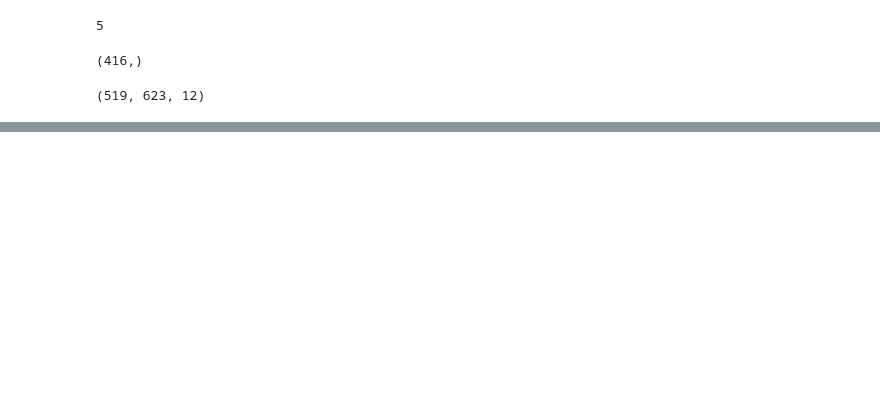
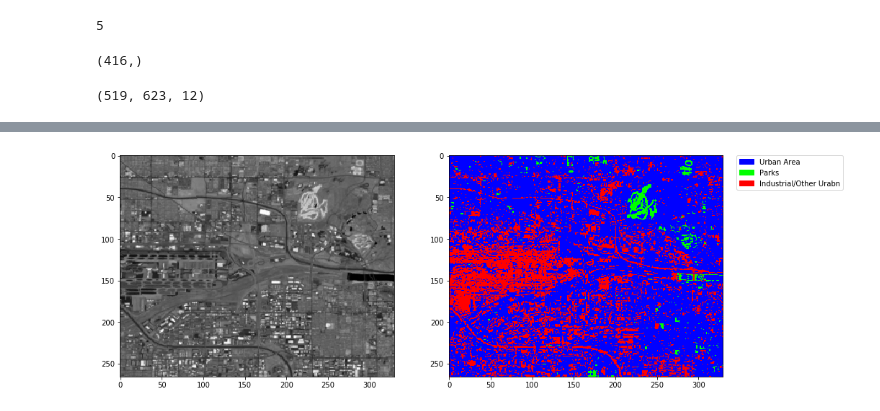
Before and after one commit to MaxwellMkondiwa/Urban_Land_Use_Classification_From_Satellite_Imagery, a Jupyter notebook: satellite_data_gauravEdit.ipynb, the cells around one changed output, grey strips where cells are left out. Drawn from its saved outputs; the diff is of its cells as text; code cells hidden in the pictures; blank space fills up the shorter version.

```diff
--- a/satellite_data_gauravEdit.ipynb
+++ b/satellite_data_gauravEdit.ipynb
@@ -692,0 +708,2 @@ image.shape
+# %%
+data_ph = gdal.Open('data/phoenix/phoenix_SM.tif', gdal.GA_ReadOnly)
@@ -692,0 +739,14 @@ image.shape
+# %%
+# Take our full image, ignore the Fmask band, and reshape into long 2d array (nrow * ncol, nband) for classification
+new_shape = (image_p.shape[0] * image_p.shape[1], 7)
+
+img_as_array_p = image_p[:, :, :7].reshape(new_shape)
+print('Reshaped from {o} to {n}'.format(o=image_p.shape,
+                                        n=img_as_array_p.shape))
+
+img_as_array_p = np.nan_to_num(img_as_array_p)
+# Now predict for each pixel
+class_prediction = rf.predict(img_as_array_p)
+
+# Reshape our classification map
+class_prediction = class_prediction.reshape(image_p[:, :, 0].shape)
@@ -692,0 +755,68 @@ image.shape
+# %%
+# Visualize
+
+# First setup a 5-4-3 composite
+def color_stretch(image, index, minmax=(0, 10000)):
+    colors = image[:, :, index].astype(np.float64)
+
+    max_val = minmax[1]
+    min_val = minmax[0]
+
+    # Enforce maximum and minimum values
+    colors[colors[:, :, :] > max_val] = max_val
+    colors[colors[:, :, :] < min_val] = min_val
+
+    for b in range(colors.shape[2]):
+        colors[:, :, b] = colors[:, :, b] * 1 / (max_val - min_val)
+
+    return colors
+
+img543 = color_stretch(img, [4, 3, 2], (0, 8000))
+
+# See https://github.com/matplotlib/matplotlib/issues/844/
+n = class_prediction.max()
+# Next setup a colormap for our map
+colors = dict((
+    (0, (0, 0, 0, 255)),  # NA
+    (1, (0, 0, 255, 255)),  # Blue ## Urban
+    (2, (0, 255, 0, 255)),  #Green ##Park
+    (3, (255, 0, 0, 255)),  # Red ##Industrial
+    (4, (0, 0, 0, 255)),  # NA # 160, 82, 45, 255
+    (5, (0, 0, 0, 255))  # NA
+))
+
+# Put 0 - 255 as float 0 - 1
+for k in colors:
+    v = colors[k]
+    _v = [_v / 255.0 for _v in v]
+    colors[k] = _v
+
+index_colors = [colors[key] if key in colors else
+                (255, 255, 255, 0) for key in range(1, n + 1)]
+cmap = plt.matplotlib.colors.ListedColormap(index_colors, 'Classification')
+
+
+# Now show the classmap next to the image
+# Now show the classmap next to the image
+f = plt.figure(figsize=(15,15))
+
+ax = f.add_subplot(121)
+ax.imshow(image_p[:, :, 4], cmap=plt.cm.Greys_r)
+
+ax = f.add_subplot(122)
+#plt.subplot(122)
+ax.imshow(class_prediction, cmap=cmap, interpolation='none')
+
+######
+values = np.unique(class_prediction.ravel())
+colors = [ im.cmap(im.norm(value)) for value in values]
+# create a patch (proxy artist) for every color
+dic = {0:'Urban Area', 1:'Parks', 2:'Industrial/Other Urabn'}
+patches = [ mpatches.Patch(color=colors[i], label="{l}".format(l=dic[i]) ) for i in range(len(values)) ]
+# put those patched as legend-handles into the legend
+plt.legend(handles=patches, bbox_to_anchor=(1.05, 1), loc=2, borderaxespad=0. )
+######
+
+plt.show()
+# %% [output]
+[figure, added]
```
Also changed, not shown: parts of 10 cells of this notebook, 7 other files.
